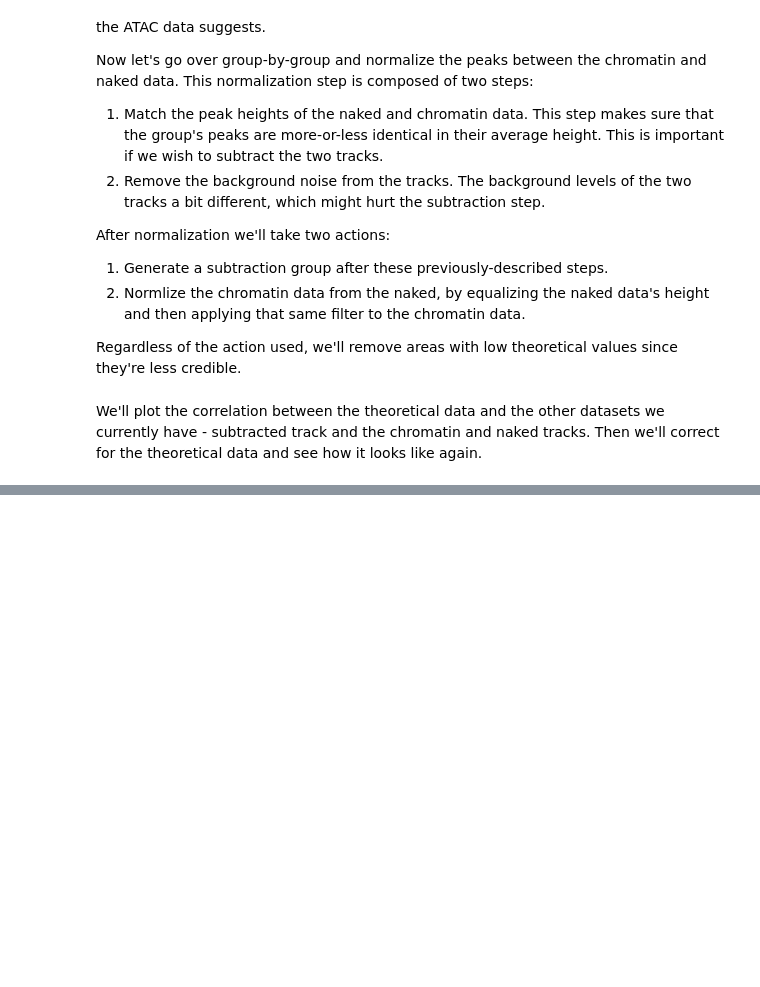
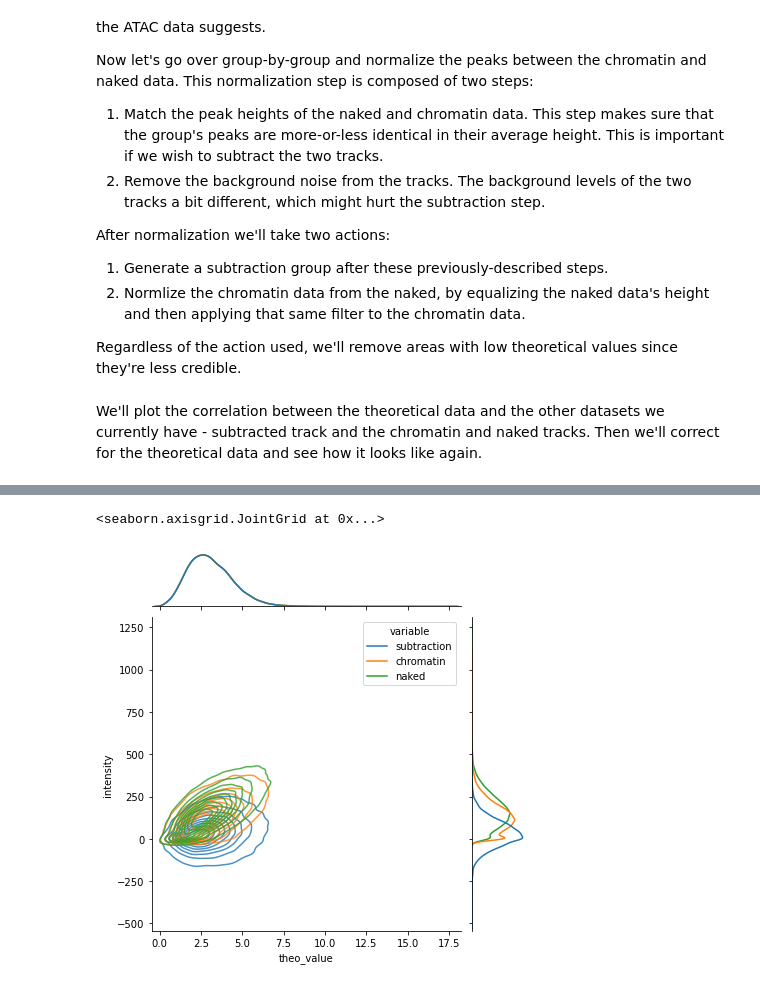
Before and after one commit to ebensteinLab/EcoDAM, a Jupyter notebook: notebooks/normalize_chrom_to_atac.ipynb, the cells around one changed output, grey strips where cells are left out. Cells and saved outputs as stored; diff of their text form; code cells hidden in the pictures; blank space fills up the shorter version.

Commit message:
Peak normalization using HMMRATAC

```diff
--- a/notebooks/normalize_chrom_to_atac.ipynb
+++ b/notebooks/normalize_chrom_to_atac.ipynb
@@ -260,0 +259,14 @@ chrom_norm_all.mean(), naked_norm_all.mean()
+# %%
+high_corr_fname = pathlib.Path('/mnt/saphyr/Saphyr_Data/DAM_DLE_VHL_DLE/Correlations_chr15_for_histograms/Correlations_for_$4_histograms/Naked_Theoretical.0.5Up_smoothed_1kb_coerced_to_ATAC_rep1to3_Fold_change_over_control.chr15_after_normalization.bedgraph')
+high_corr = BedGraph(high_corr_fname, header=False)
+high_corr.data = high_corr.data.query('intensity > 0')
+# %%
+high_corrs = convert_to_intervalindex([high_corr])
+high_corr = high_corrs[0]
+# %%
+merged = theo_no_zero.merge(high_corr.data, how='inner', on='locus').drop(['high_corr', 'chr', 'intensity'], axis=1)
+merged = merged.melt(
+        id_vars=['theo_value'],
+        value_name='intensity',
+    ).astype({'intensity': np.float64})
+merged
@@ -260,0 +287,12 @@ chrom_norm_all.mean(), naked_norm_all.mean()
+# %%
+sns.jointplot(
+    data=merged,
+    x='theo_value',
+    y='intensity',
+    hue='variable',
+    alpha=0.8,
+    kind='kde',
+)
+# %% [output]
+<seaborn.axisgrid.JointGrid at 0x...>
+[figure, added]
```
Also changed, not shown: parts of 6 cells of this notebook, 5 other files.
